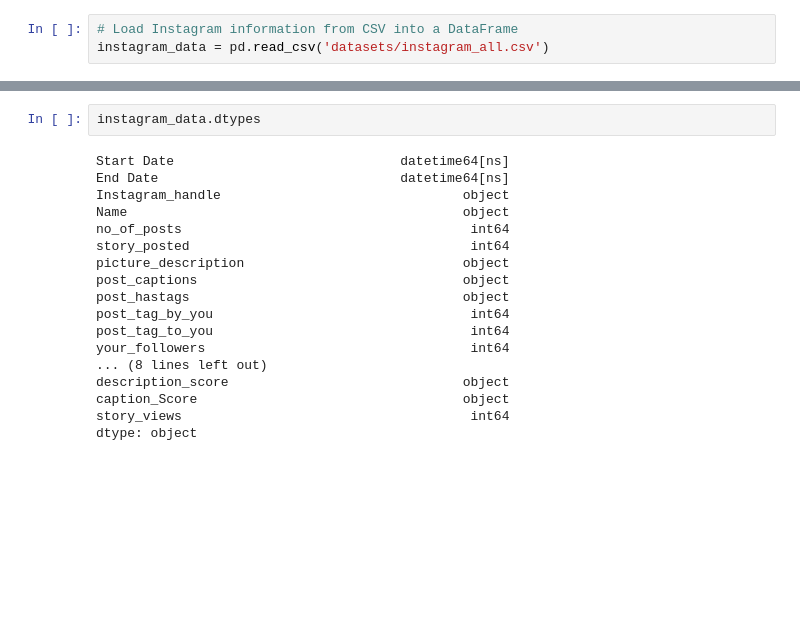
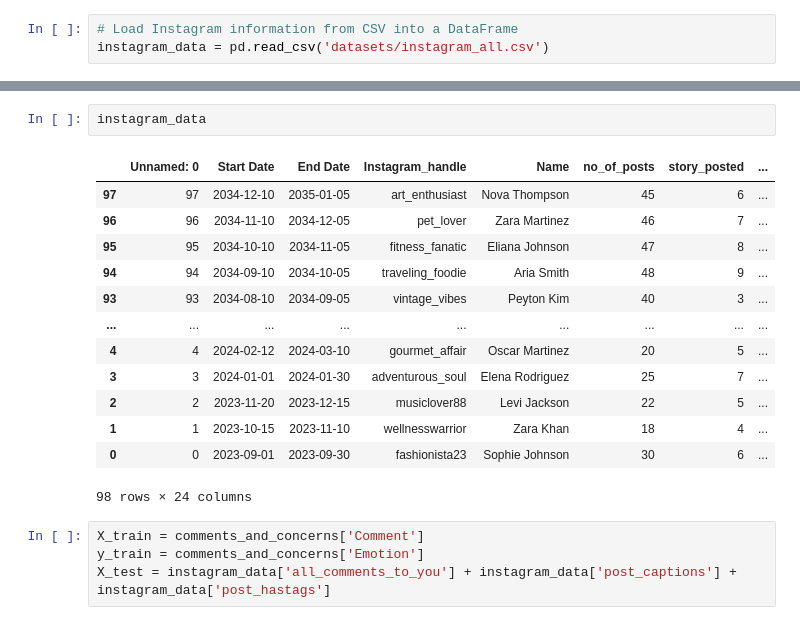
Before and after one commit to maureensanchez99/Hacklytics-2024, a Jupyter notebook: prompt_box.ipynb, the cells around one changed output, grey strips where cells are left out. Drawn from its saved outputs; the diff is of its cells as text; blank space fills up the shorter version.

```diff
--- a/prompt_box.ipynb
+++ b/prompt_box.ipynb
@@ -80,20 +73,20 @@ instagram_data
 # %%
-instagram_data.dtypes
+instagram_data
 # %% [output]
+|  | Unnamed: 0 | Start Date | End Date | Instagram_handle | Name | no_of_posts | story_posted | ... |
+| 97 | 97 | 2034-12-10 | 2035-01-05 | art_enthusiast | Nova Thompson | 45 | 6 | ... |
+| 96 | 96 | 2034-11-10 | 2034-12-05 | pet_lover | Zara Martinez | 46 | 7 | ... |
+| 95 | 95 | 2034-10-10 | 2034-11-05 | fitness_fanatic | Eliana Johnson | 47 | 8 | ... |
+| 94 | 94 | 2034-09-10 | 2034-10-05 | traveling_foodie | Aria Smith | 48 | 9 | ... |
+| 93 | 93 | 2034-08-10 | 2034-09-05 | vintage_vibes | Peyton Kim | 40 | 3 | ... |
+| ... | ... | ... | ... | ... | ... | ... | ... | ... |
+| 4 | 4 | 2024-02-12 | 2024-03-10 | gourmet_affair | Oscar Martinez | 20 | 5 | ... |
+| 3 | 3 | 2024-01-01 | 2024-01-30 | adventurous_soul | Elena Rodriguez | 25 | 7 | ... |
+| 2 | 2 | 2023-11-20 | 2023-12-15 | musiclover88 | Levi Jackson | 22 | 5 | ... |
+| 1 | 1 | 2023-10-15 | 2023-11-10 | wellnesswarrior | Zara Khan | 18 | 4 | ... |
+| 0 | 0 | 2023-09-01 | 2023-09-30 | fashionista23 | Sophie Johnson | 30 | 6 | ... |
-Start Date                             datetime64[ns]
-End Date                               datetime64[ns]
-Instagram_handle                               object
-Name                                           object
-no_of_posts                                     int64
-story_posted                                    int64
-picture_description                            object
-post_captions                                  object
-post_hastags                                   object
-post_tag_by_you                                 int64
-post_tag_to_you                                 int64
-your_followers                                  int64
-... (8 lines left out)
-description_score                              object
-caption_Score                                  object
-story_views                                     int64
-dtype: object
+98 rows × 24 columns
+# %%
+X_train = comments_and_concerns['Comment']
+y_train = comments_and_concerns['Emotion']
+X_test = instagram_data['all_comments_to_you'] + instagram_data['post_captions'] + instagram_data['post_hastags']
```
Also changed, not shown: parts of 15 cells of this notebook, 2 other files.
